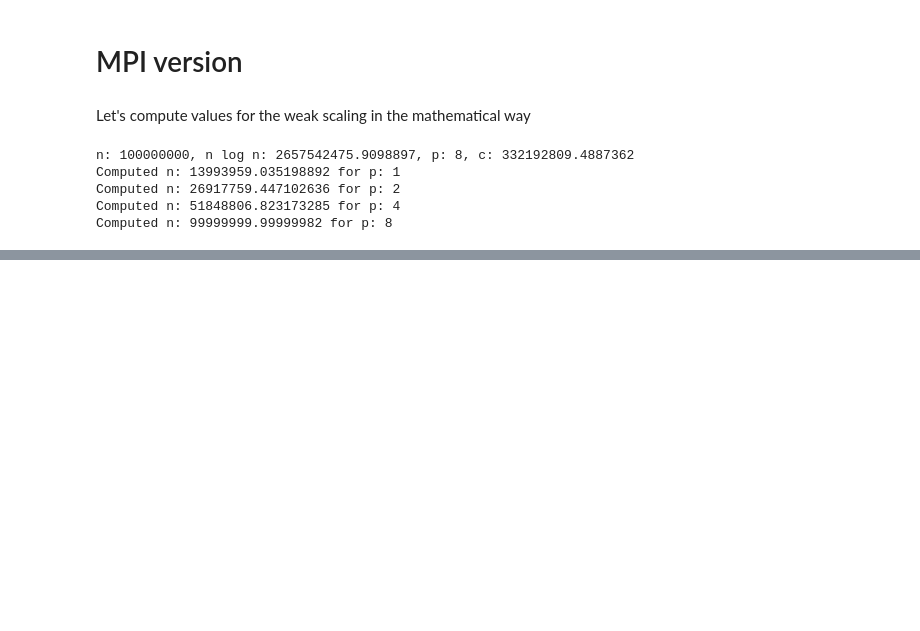
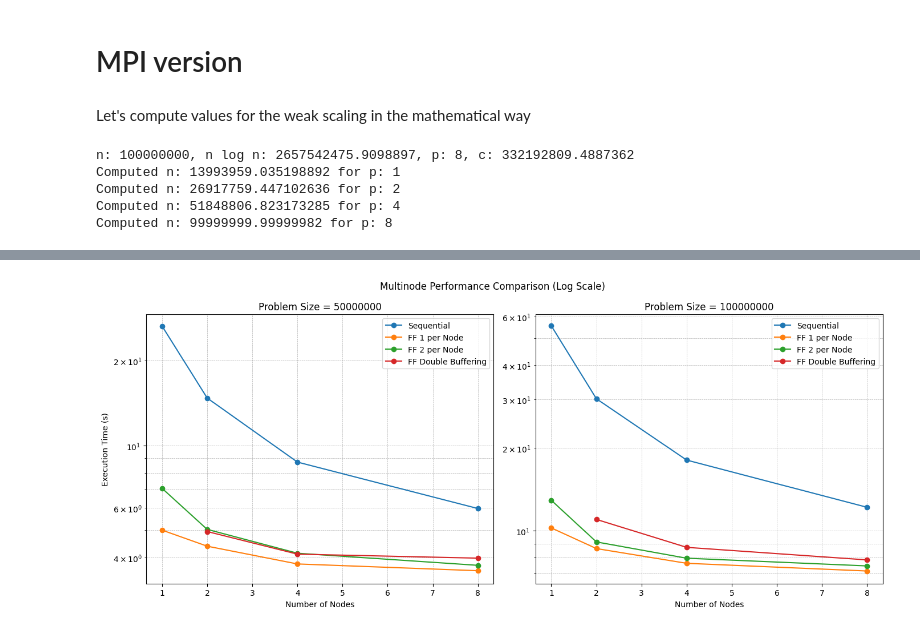
Before and after one commit to DavideB45/SPM, a Jupyter notebook: assignment4/analysis.ipynb, the cells around one changed output, grey strips where cells are left out. Saved outputs shown, nothing was run; the diff lists cells and outputs as text; code cells hidden in the pictures; blank space fills up the shorter version.

```diff
--- a/assignment4/analysis.ipynb
+++ b/assignment4/analysis.ipynb
@@ -491,0 +577,56 @@ Computed n: 99999999.99999982 for p: 8
+# %%
+import pandas as pd
+import matplotlib.pyplot as plt
+
+# Load the data
+df_seq = pd.read_csv('results/multinode_seq.csv')
+df_ff_1 = pd.read_csv('results/multinode_ff.csv')
+df_ff_2 = pd.read_csv('results/multinode_ff_2.csv')
+df_ff_db = pd.read_csv('results/multinode_ff_db.csv')
+
+PROB_SIZES = [50000000, 100000000]
+
+def get_best_times(df, size):
+    filtered = df[df['size'] == size]
+    return filtered.groupby('nodes')['time'].min().reset_index()
+
+best_times = {
+    'Sequential': {size: get_best_times(df_seq, size) for size in PROB_SIZES},
+    'FF 1 per Node': {size: get_best_times(df_ff_1, size) for size in PROB_SIZES},
+    'FF 2 per Node': {size: get_best_times(df_ff_2, size) for size in PROB_SIZES},
+    'FF Double Buffering': {size: get_best_times(df_ff_db, size) for size in PROB_SIZES},
+}
+
+# Compute y-limits per plot
+y_lims = []
+for size in PROB_SIZES:
+    all_times = []
+    for label, data in best_times.items():
+        all_times.extend(data[size]['time'].tolist())
+    min_time = min(all_times)
+    max_time = max(all_times)
+    y_lims.append((min_time * 0.9, max_time * 1.1))
+
+# Plotting
+fig, axs = plt.subplots(1, 2, figsize=(14, 6), sharey=False)
+
+for idx, size in enumerate(PROB_SIZES):
+    ax = axs[idx]
+    for label, data in best_times.items():
+        df = data[size]
+        ax.plot(df['nodes'], df['time'], marker='o', label=label)
+    ax.set_yscale('log')
+    ax.set_ylim(y_lims[idx])
+    ax.set_title(f'Problem Size = {size}')
+    ax.set_xlabel('Number of Nodes')
+    if idx == 0:
+        ax.set_ylabel('Execution Time (s)')
+    ax.grid(True, which='both', linestyle='--', linewidth=0.5)
+    ax.legend()
+
+plt.suptitle('Multinode Performance Comparison (Log Scale)')
+plt.tight_layout()
+plt.savefig('figures/multinode_performance_comparison.png', dpi=300, bbox_inches='tight')
+plt.show()
+# %% [output]
+[figure, added]
```
Also changed, not shown: parts of 7 cells of this notebook, 4 other files.
